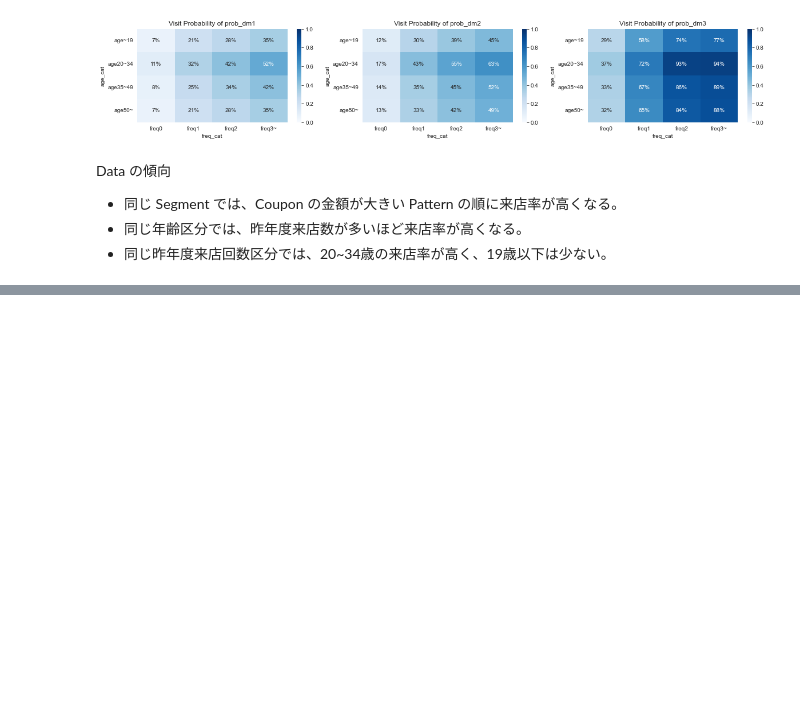
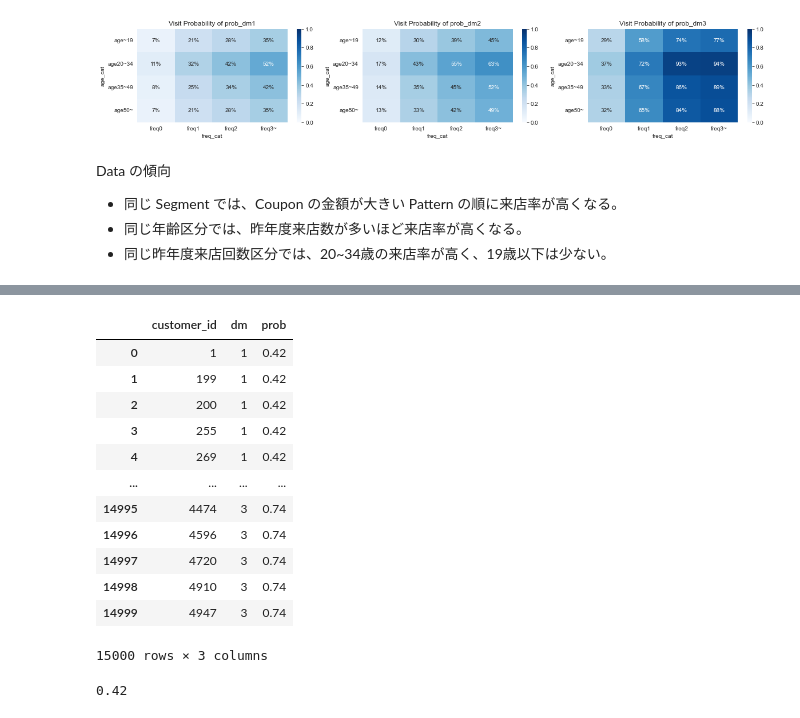
Before and after one commit to 1024xx4/py_mathematical_optimization, a Jupyter notebook: 4_coupon/coupon.ipynb, the cells around one changed output, grey strips where cells are left out. Saved outputs shown, nothing was run; the diff lists cells and outputs as text; code cells hidden in the pictures; blank space fills up the shorter version.

```diff
--- a/4_coupon/coupon.ipynb
+++ b/4_coupon/coupon.ipynb
@@ -139,0 +203,22 @@ Data の傾向
+# %%
+# 会員に対して各 Pattern の Direct mail を送付したときの来店率が横に並んだ横持ちの状態の DataFrame を、１つの行に１つの Pattern の来店率のみを格納した縦持ちの形式に変換する。
+cust_prob_ver_dr = cust_prob_df.rename(columns={'prob_dm1': 1, 'prob_dm2': 2, 'prob_dm3': 3}).melt(
+    id_vars=['customer_id'],
+    value_vars=[1, 2, 3], var_name='dm',
+    value_name='prob')
+
+display(cust_prob_ver_dr)
+# %% [output]
+|  | customer_id | dm | prob |
+| 0 | 1 | 1 | 0.42 |
+| 1 | 199 | 1 | 0.42 |
+| 2 | 200 | 1 | 0.42 |
+| 3 | 255 | 1 | 0.42 |
+| 4 | 269 | 1 | 0.42 |
+| ... | ... | ... | ... |
+| 14995 | 4474 | 3 | 0.74 |
+| 14996 | 4596 | 3 | 0.74 |
+| 14997 | 4720 | 3 | 0.74 |
+| 14998 | 4910 | 3 | 0.74 |
+| 14999 | 4947 | 3 | 0.74 |
+15000 rows × 3 columns
@@ -139,0 +228,5 @@ Data の傾向
+# %%
+# P_im に (会員ID, DMの送付Pattern) の Tuple を key に渡すことで来店率を Value として取得できる。
+P_im[(1, 1)]  # 会員ID が 1 の会員に Pattern 1 の DM を送付したときの来店率
+# %% [output]
+0.42
```
Also changed, not shown: parts of 28 cells of this notebook.
